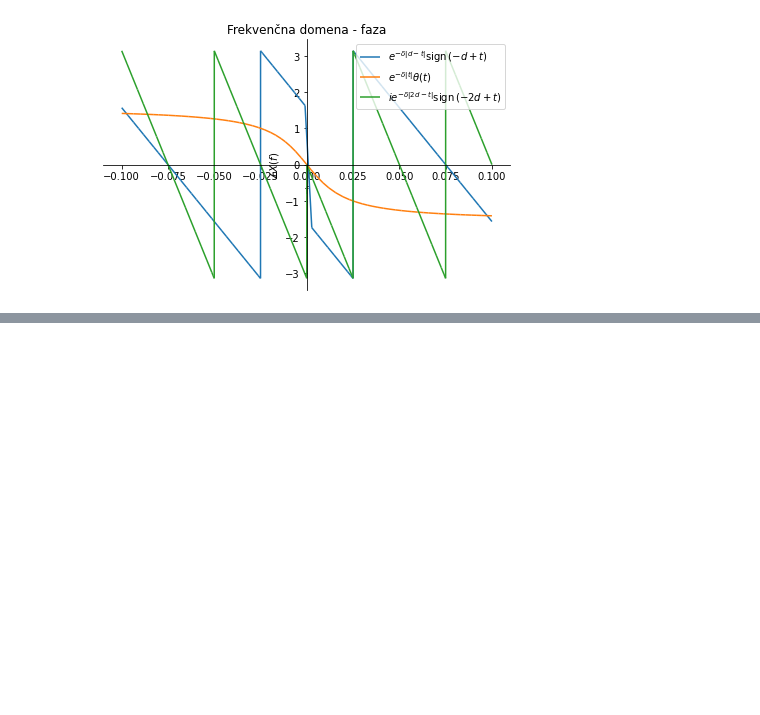
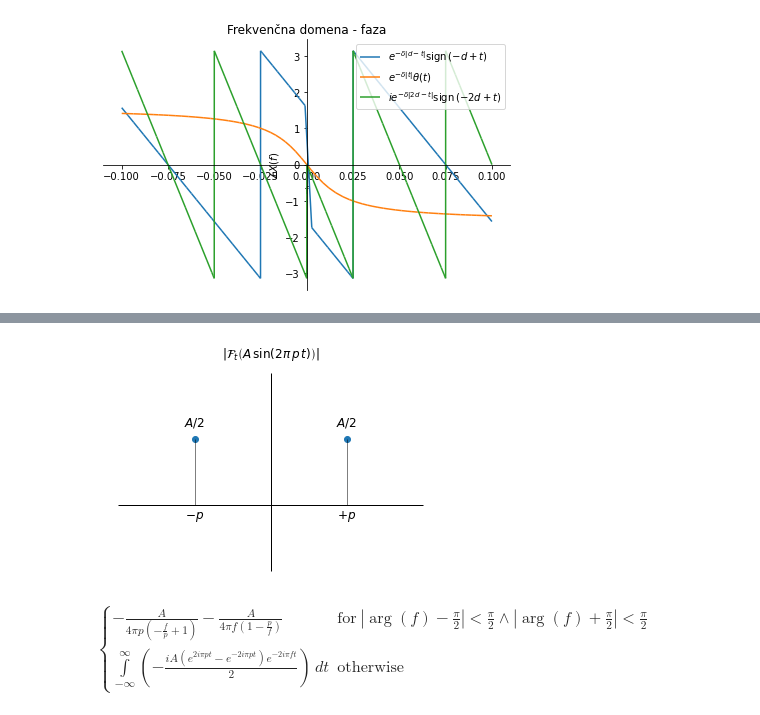
Before and after one commit to jankoslavic/procesiranje_signalov, a Jupyter notebook: _sources/notebooks/03 - Fourierova integralska transformacija in zvezni linearni sistemi.ipynb, the cells around one changed output, grey strips where cells are left out. Drawn from its saved outputs; the diff is of its cells as text; code cells hidden in the pictures; blank space fills up the shorter version.

```diff
--- a/_sources/notebooks/03 - Fourierova integralska transformacija in zvezni linearni sistemi.ipynb
+++ b/_sources/notebooks/03 - Fourierova integralska transformacija in zvezni linearni sistemi.ipynb
@@ -172,0 +212,45 @@ p1.show()
+# %%
+import numpy as np
+import matplotlib.pyplot as plt
+
+A = 1
+p = 10
+
+fig, ax1 = plt.subplots()
+plt.title('$|\\mathcal{F}_{t}\\left( A\,\sin(2\pi\,p\,t)\\right)|$')
+
+ax1.set_xlabel('$f$')
+ax1.set_ylabel('$|\\mathcal{F}()|$')
+ax1.plot([-p, p], [A/2, A/2], 'o')
+ax1.vlines(0, -0.5*A, A, 'k', lw=1)
+ax1.vlines(-p, 0, A/2, 'k', lw=0.5)
+ax1.vlines(p, 0, A/2, 'k', lw=0.5)
+ax1.hlines(0, -2*p, 2*p, 'k', lw=1)
+ax1.annotate('$-p$',
+            xy=(-p, -0.5), xycoords='data',
+            ha='center', size='large',
+            xytext=(-p, -0.1), textcoords='data'
+            )
+ax1.annotate('$+p$',
+            xy=(p, -0.5), xycoords='data',
+            ha='center', size='large',
+            xytext=(p, -0.1), textcoords='data'
+            )
+ax1.annotate('$A/2$',
+            xy=(-p, A/2), xycoords='data',
+            ha='center', size='large',
+            xytext=(-p, A/2+.1), textcoords='data'
+            )
+ax1.annotate('$A/2$',
+            xy=(p, A/2), xycoords='data',
+            ha='center', size='large',
+            xytext=(p, A/2+.1), textcoords='data'
+            )
+plt.axis('off')
+plt.show()
+# %% [output]
+[figure, added]
+# %%
+sym.integrate(x*sym.exp(-2*sym.pi*f*t*sym.I), (t, -sym.oo,+sym.oo))
+# %% [output]
+$\displaystyle \begin{cases} - \frac{A}{4 \pi p \left(- \frac{f}{p} + 1\right)} - \frac{A}{4 \pi f \left(1 - \frac{p}{f}\right)} & \text{for}\: \left|{\arg{\left(f \right)} - \frac{\pi}{2}}\right| < \frac{\pi}{2} \wedge \left|{\arg{\left(f \right)} + \frac{\pi}{2}}\right| < \frac{\pi}{2} \\\int\limits_{-\infty}^{\infty} \left(- \frac{i A \left(e^{2 i \pi p t} - e^{- 2 i \pi p t}\right) e^{- 2 i \pi f t}}{2}\right)\, dt & \text{otherwise} \end{cases}$
```
Also changed, not shown: parts of 3 cells of this notebook, 17 other files.
